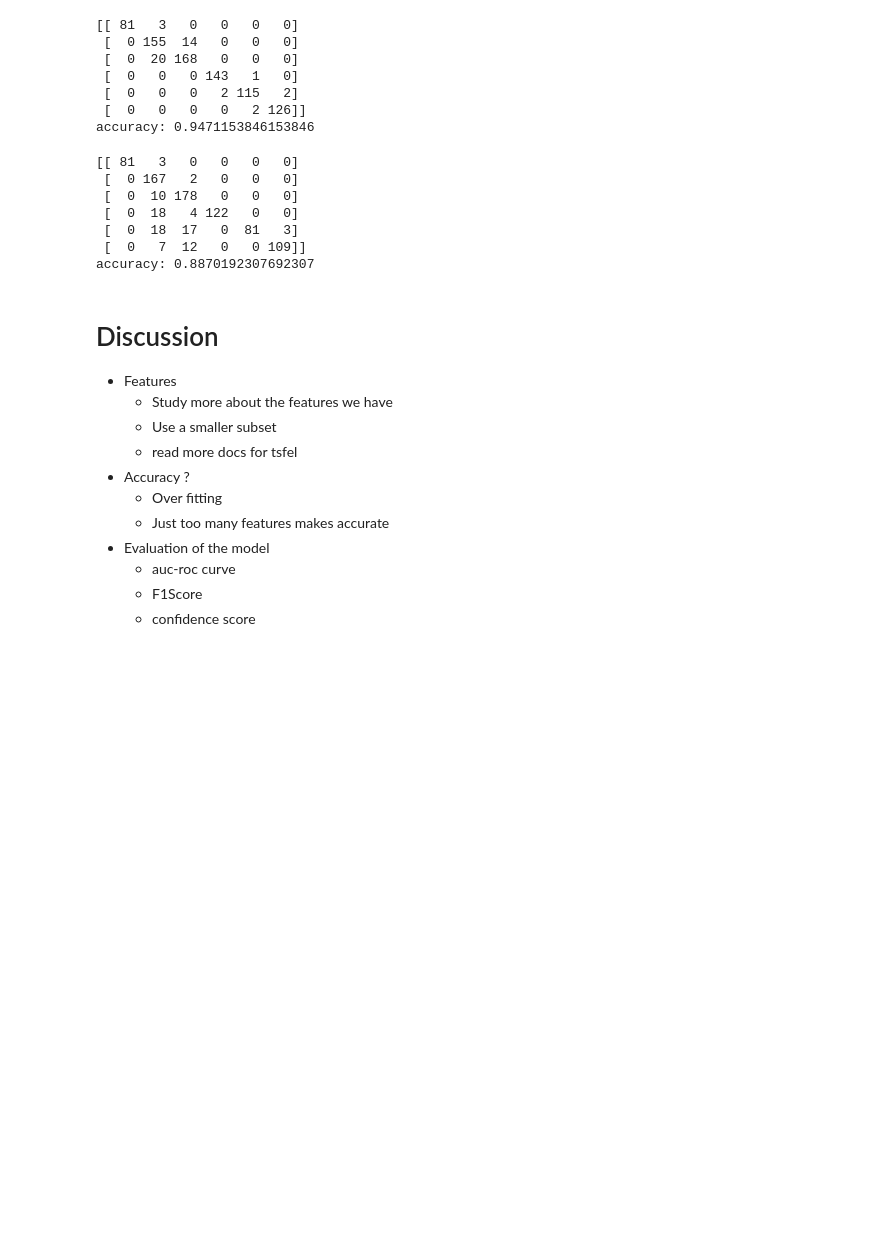
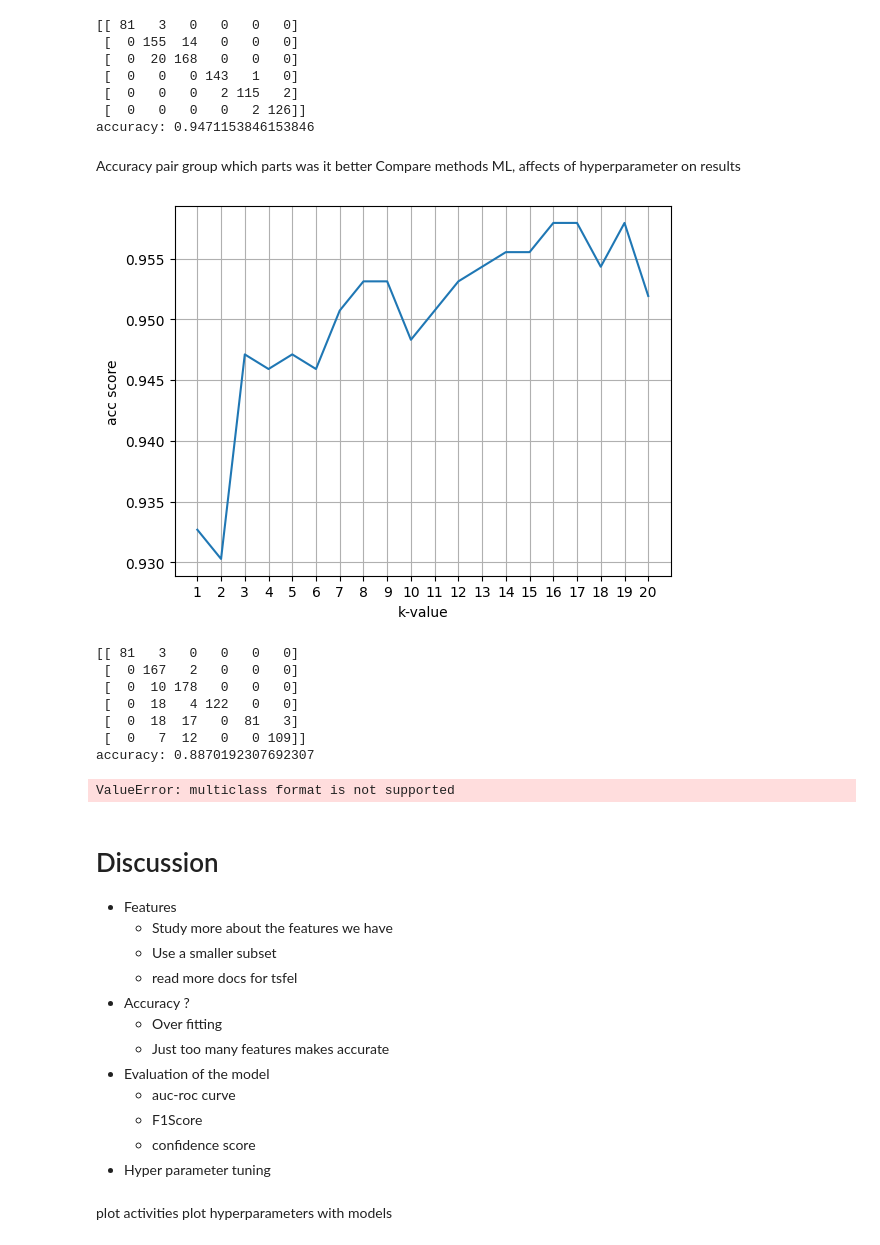
Before and after one commit to Jonitsi/Biosignal_Analysis, a Jupyter notebook: ACC_activity.ipynb, the cells around one changed output. Drawn from its saved outputs; the diff is of its cells as text; code cells hidden in the pictures; blank space fills up the shorter version.

```diff
--- a/ACC_activity.ipynb
+++ b/ACC_activity.ipynb
@@ -158,22 +228,30 @@ print("accuracy:",acc) #print accuracy score
  [  0   0   0   2 115   2]
  [  0   0   0   0   2 126]]
 accuracy: 0.9471153846153846
+# %% [markdown]
+Accuracy pair group
+which parts was it better
+Compare methods ML, affects of hyperparameter on results
 # %%
 # Trying different k-values (0-20)
 accuracies = []
-for k in range(20)
+for k in range(1,21):
     train_knn = KNeighborsClassifier(n_neighbors=k) #define the model
     train_knn.fit(training_features_scaled, training_labels) #train/fit model and data
     predictions_knn = train_knn.predict(testing_features_scaled) #predictions
 
     #print(metrics.confusion_matrix(testing_labels, predictions_knn)) #print confusion matrix with labels_train vs. the predictions
     acc = metrics.accuracy_score(testing_labels, predictions_knn) #get accuracy score
     #print("accuracy:",acc) #print accuracy score
     accuracies.append(acc)
 
-plt.plot(accuracies, i)
-plt.xlabel('acc score')
-plt.ylabel('k-value')
+plt.plot(range(1,21),accuracies,)
+plt.ylabel('acc score')
+plt.xlabel('k-value')
+plt.xticks(range(1,21))
+plt.grid()
+# %% [output]
+[figure, added]
 # %%
 # Train RidgeClassifier
 ridge = RidgeClassifier()
@@ -193,17 +271,19 @@ accuracy: 0.8870192307692307
 # %%
 # AUROC and ROC Curves
 #https://www.w3schools.com/python/python_ml_auc_roc.asp used this as an example.
-def plot_roc_curve(true_y, predictions_knn):
+def plot_roc_curve(true_y, predictions):
     fpr, tpr, thresholds = metrics.roc_curve(true_y, predictions) #fpr as false positive rate ja tpr as true positive rate
-    roc_auc = metrics.auc(fpr, tpr) #area under curve
-    plt.plot(fpr,tpr) # plot false positive vs true positive line
-    plt.plot([0,1], [0,1], color='r', linestyle="--") # random guess line
-    plt.xlabel('False Positive Rate')
-    plt.ylabel('True Positive Rate')
-    print("AUROC =", roc_auc) #print auroc score
+    # roc_auc = metrics.auc(fpr, tpr) #area under curve
+    # plt.plot(fpr,tpr) # plot false positive vs true positive line
+    # plt.plot([0,1], [0,1], color='r', linestyle="--") # random guess line
+    # plt.xlabel('False Positive Rate')
+    # plt.ylabel('True Positive Rate')
+    # print("AUROC =", roc_auc) #print auroc score
 
 plot_roc_curve(testing_labels, predictions_knn) #call function with knn
-plot_roc_curve(testing_labels, predictions_ridge) #call function with ridge
+plot_roc_curve(testing_labels, prediction_ridge) #call function with ridge
+# %% [output]
+ValueError: multiclass format is not supported
 # %% [markdown]
 # Discussion
 - Features
@@ -217,3 +297,7 @@ plot_roc_curve(testing_labels, predictions_ridge) #call function with ridge
   - auc-roc curve
   - F1Score
   - confidence score
+- Hyper parameter tuning
+# %% [markdown]
+plot activities
+plot hyperparameters with models
```
Also changed, not shown: parts of 14 cells of this notebook, 4 other files.
